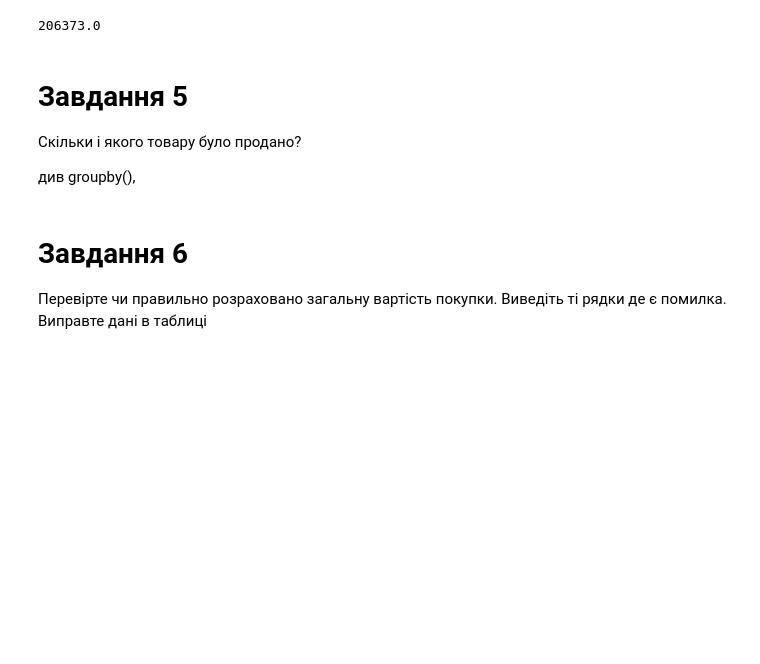
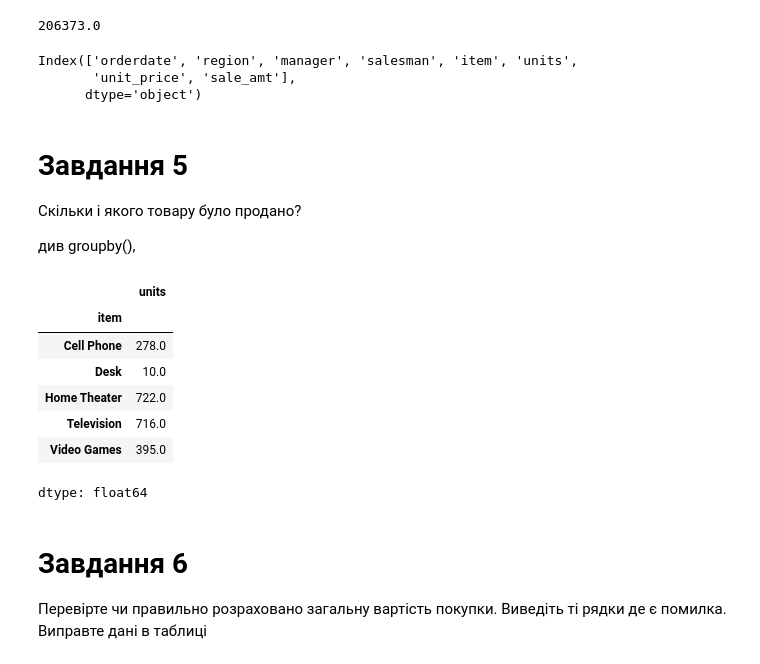
Before and after one commit to Margo-s-M/-, a Jupyter notebook: Собченко_дз_3пандас.ipynb, the cells around one changed output. Cells and saved outputs as stored; diff of their text form; code cells hidden in the pictures; blank space fills up the shorter version.

```diff
--- a/Собченко_дз_3пандас.ipynb
+++ b/Собченко_дз_3пандас.ipynb
@@ -157,12 +157,29 @@ revenue = df[df['salesman']=='Luis']['sale_amt'].sum()
 revenue
 # %% [output]
 206373.0
+# %%
+df.columns
+# %% [output]
+Index(['orderdate', 'region', 'manager', 'salesman', 'item', 'units',
+       'unit_price', 'sale_amt'],
+      dtype='object')
 # %% [markdown]
 # Завдання 5
 
 Скільки і якого товару було продано?
 
 див groupby(),
+# %%
+df.groupby('item')['units'].sum()
+# %% [output]
+|  | units |
+| item |  |
+| Cell Phone | 278.0 |
+| Desk | 10.0 |
+| Home Theater | 722.0 |
+| Television | 716.0 |
+| Video Games | 395.0 |
+dtype: float64
 # %% [markdown]
 # Завдання 6
 Перевірте чи правильно розраховано загальну вартість покупки. Виведіть ті рядки де є помилка. Виправте дані в таблиці
```
Also changed, not shown: parts of 4 cells of this notebook.
